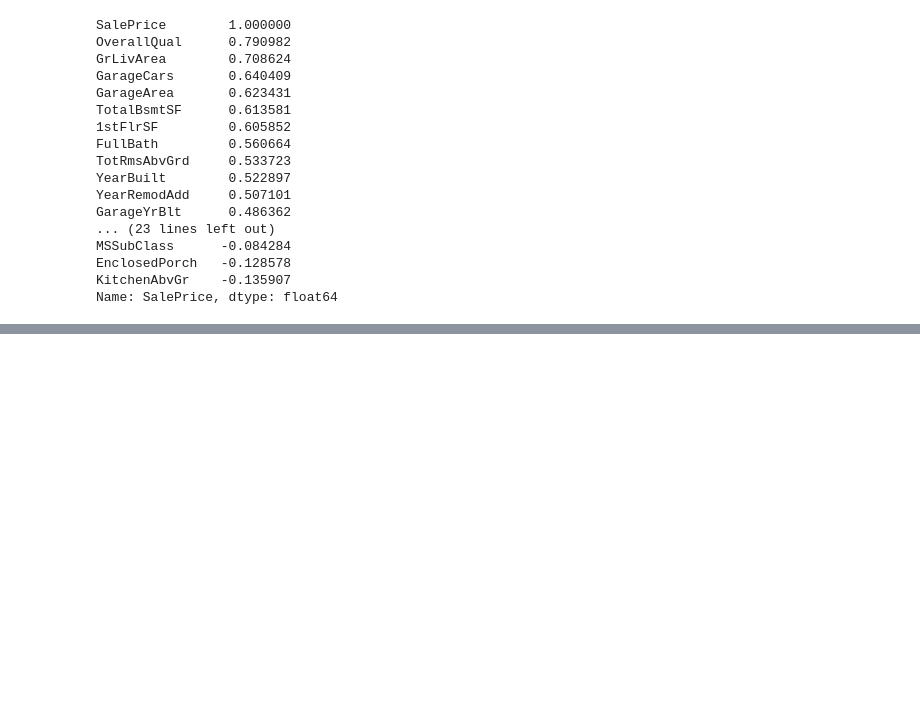
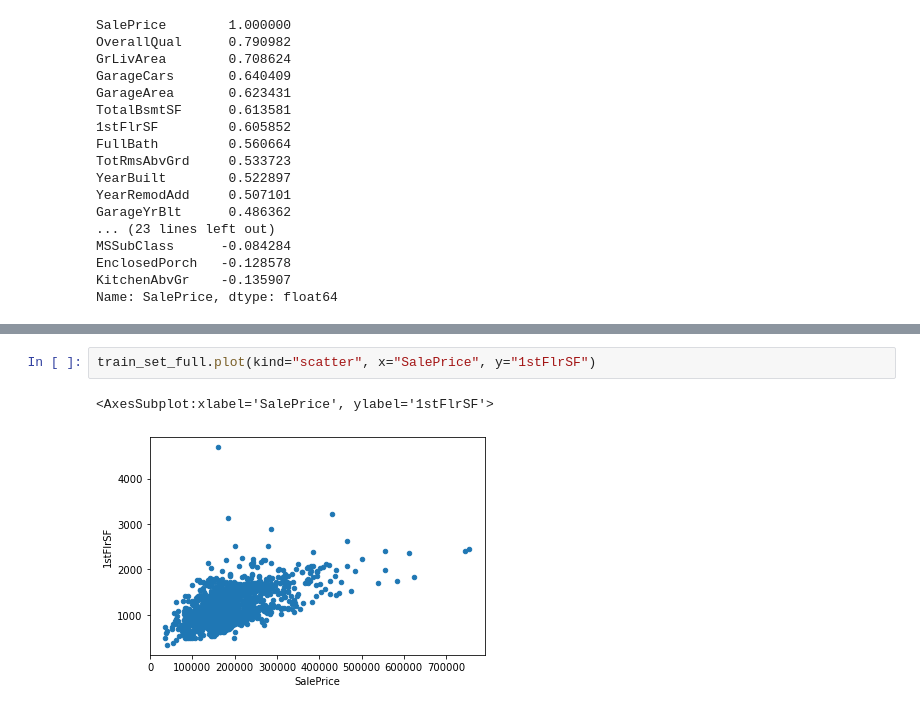
Before and after one commit to jdriscoll98/IowaHousingPredicition, a Jupyter notebook: housing.ipynb, the cells around one changed output, grey strips where cells are left out. Saved outputs shown, nothing was run; the diff lists cells and outputs as text; blank space fills up the shorter version.

```diff
--- a/housing.ipynb
+++ b/housing.ipynb
@@ -39,0 +68,5 @@ Name: SalePrice, dtype: float64
+# %%
+train_set_full.plot(kind="scatter", x="SalePrice", y="1stFlrSF")
+# %% [output]
+<AxesSubplot:xlabel='SalePrice', ylabel='1stFlrSF'>
+[figure, added]
```
Also changed, not shown: parts of 22 cells of this notebook, 3 other files.
